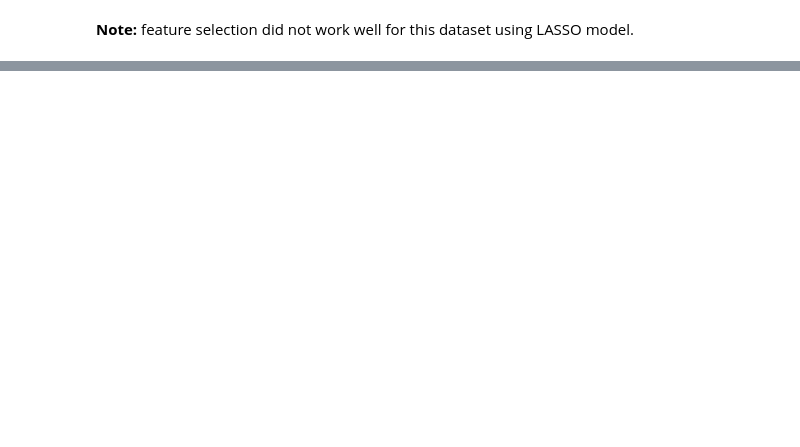
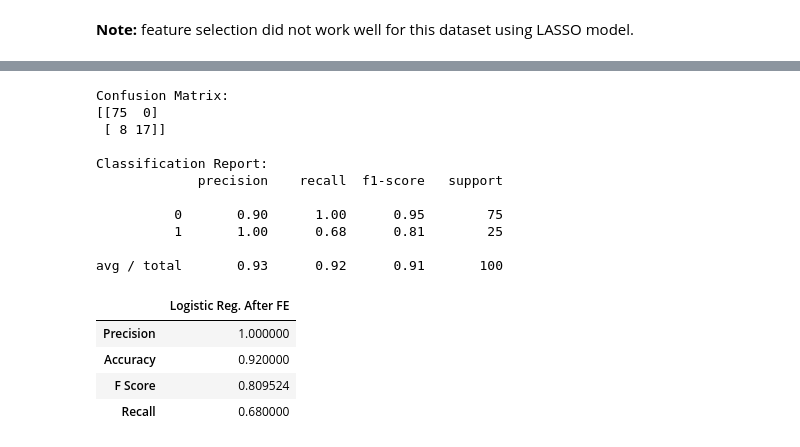
Before and after one commit to Samimust/predictive-maintenance, a Jupyter notebook: Features Engineering and Selection.ipynb, the cells around one changed output, grey strips where cells are left out. Cells and saved outputs as stored; diff of their text form; code cells hidden in the pictures; blank space fills up the shorter version.

```diff
--- a/Features Engineering and Selection.ipynb
+++ b/Features Engineering and Selection.ipynb
@@ -736,0 +811,29 @@ feature selection did not work well for this dataset using LASSO model.
+# %%
+# use original features + new features after feature engineering
+
+df_logreg_afe, y_pred = do_binary_classification('Logistic Reg. After FE', clf, df_train_fin[features_afe], y_train_bnc, df_test_fin[features_afe], y_test_bnc)
+
+print('Confusion Matrix:')
+print(confusion_matrix(y_test_bnc, y_pred))
+
+print('\nClassification Report:')
+print(classification_report(y_test_bnc, y_pred))
+
+df_logreg_afe
+# %% [output]
+Confusion Matrix:
+[[75  0]
+ [ 8 17]]
+
+Classification Report:
+             precision    recall  f1-score   support
+
+          0       0.90      1.00      0.95        75
+          1       1.00      0.68      0.81        25
+
+avg / total       0.93      0.92      0.91       100
+|  | Logistic Reg. After FE |
+| Precision | 1.000000 |
+| Accuracy | 0.920000 |
+| F Score | 0.809524 |
+| Recall | 0.680000 |
```
Also changed, not shown: parts of 24 cells of this notebook.
